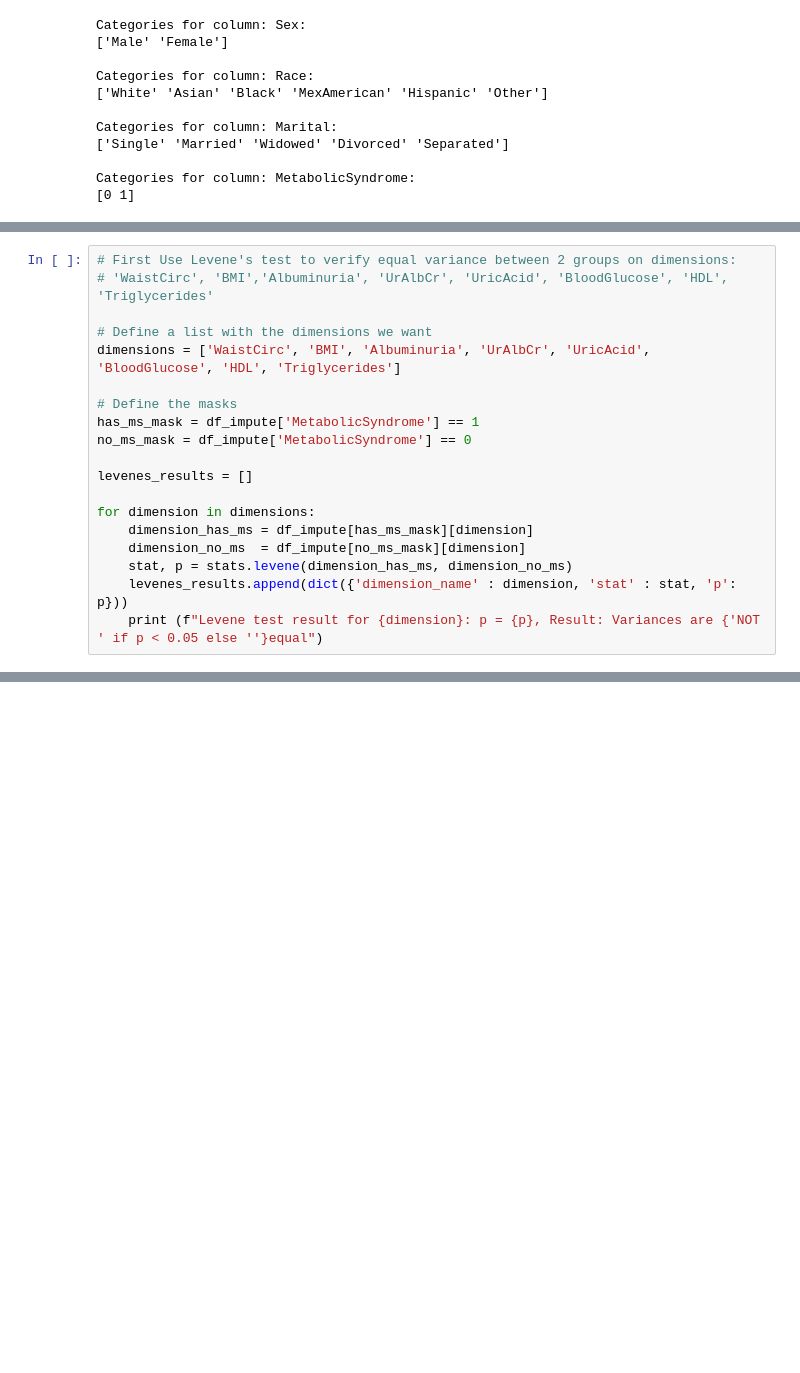
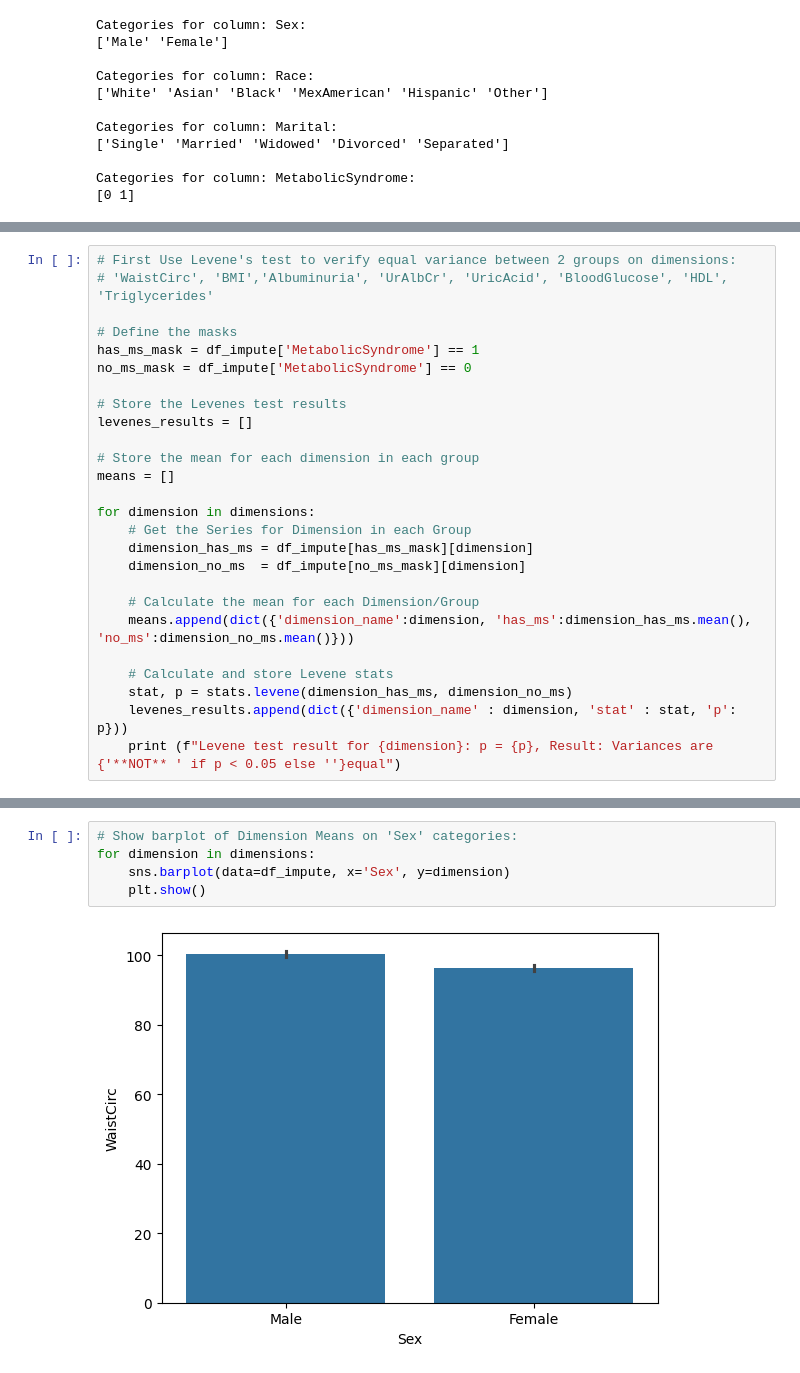
Before and after one commit to eekom-research/Lighthouse-Midterm-Project, a Jupyter notebook: notebook/hypothesis_testing.ipynb, the cells around one changed output, grey strips where cells are left out. Drawn from its saved outputs; the diff is of its cells as text; blank space fills up the shorter version.

```diff
--- a/notebook/hypothesis_testing.ipynb
+++ b/notebook/hypothesis_testing.ipynb
@@ -49,21 +75,28 @@ Categories for column: MetabolicSyndrome:
 # %%
 # First Use Levene's test to verify equal variance between 2 groups on dimensions:
 # 'WaistCirc', 'BMI','Albuminuria', 'UrAlbCr', 'UricAcid', 'BloodGlucose', 'HDL', 'Triglycerides'
-
-# Define a list with the dimensions we want
-dimensions = ['WaistCirc', 'BMI', 'Albuminuria', 'UrAlbCr', 'UricAcid', 'BloodGlucose', 'HDL', 'Triglycerides']
 
 # Define the masks
 has_ms_mask = df_impute['MetabolicSyndrome'] == 1
 no_ms_mask = df_impute['MetabolicSyndrome'] == 0
 
+# Store the Levenes test results
 levenes_results = []
 
+# Store the mean for each dimension in each group
+means = []
+
 for dimension in dimensions:
+    # Get the Series for Dimension in each Group
     dimension_has_ms = df_impute[has_ms_mask][dimension]
     dimension_no_ms  = df_impute[no_ms_mask][dimension]
+
+    # Calculate the mean for each Dimension/Group
+    means.append(dict({'dimension_name':dimension, 'has_ms':dimension_has_ms.mean(), 'no_ms':dimension_no_ms.mean()}))
+
+    # Calculate and store Levene stats
     stat, p = stats.levene(dimension_has_ms, dimension_no_ms)
     levenes_results.append(dict({'dimension_name' : dimension, 'stat' : stat, 'p': p}))
-    print (f"Levene test result for {dimension}: p = {p}, Result: Variances are {'NOT ' if p < 0.05 else ''}equal")
+    print (f"Levene test result for {dimension}: p = {p}, Result: Variances are {'**NOT** ' if p < 0.05 else ''}equal")
 # %% [output]
 Levene test result for WaistCirc: p = 0.17439731450012333, Result: Variances are equal
@@ -170,0 +224,7 @@ Dimensions are:
+# %%
+# Show barplot of Dimension Means on 'Sex' categories:
+for dimension in dimensions:
+    sns.barplot(data=df_impute, x='Sex', y=dimension)
+    plt.show()
+# %% [output]
+[figure, added]
```
Also changed, not shown: parts of 30 cells of this notebook.
